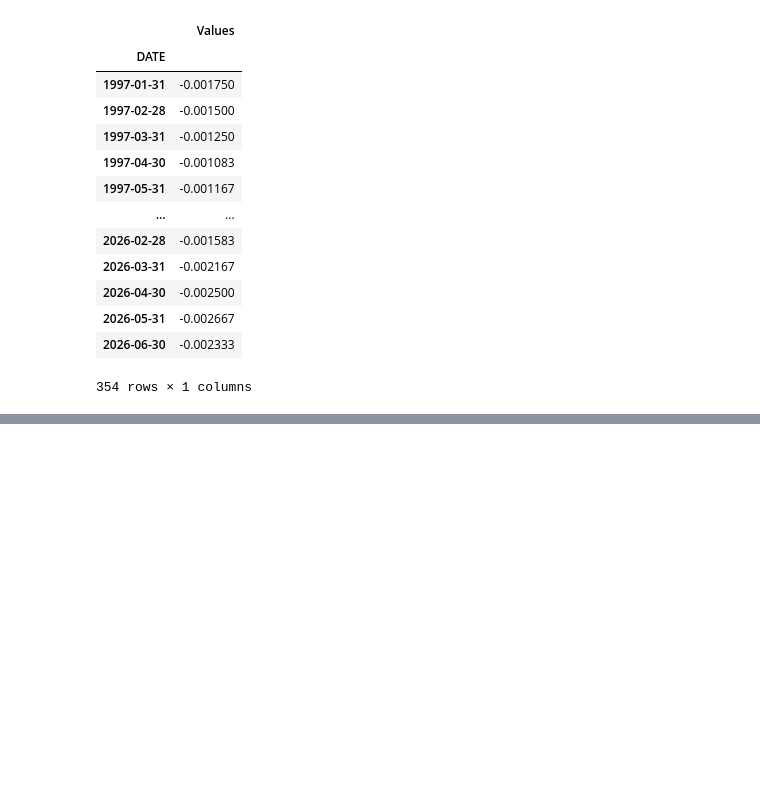
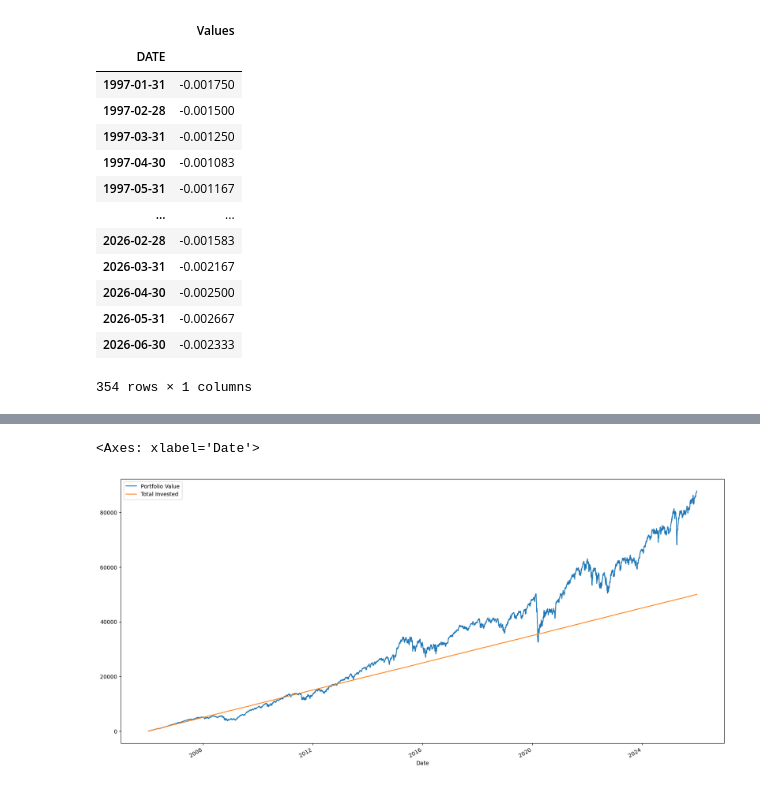
Before and after one commit to MatCuns/Market-Timing-vs-Time-in-the-Market-in-the-Long-Term, a Jupyter notebook: Market-Timing-vs-Time-in-the-Market.ipynb, the cells around one changed output, grey strips where cells are left out. Saved outputs shown, nothing was run; the diff lists cells and outputs as text; code cells hidden in the pictures; blank space fills up the shorter version.

```diff
--- a/Market-Timing-vs-Time-in-the-Market.ipynb
+++ b/Market-Timing-vs-Time-in-the-Market.ipynb
@@ -165,0 +291,33 @@ The annualized volatility of Cash is -->  0.7231631229439797 %
+# %%
+# Daily DCA Portfolio
+max_invested = 50000
+daily_contribution = max_invested / len(prices)
+
+DAILY = pd.DataFrame(index=prices.index)
+
+# Copy market returns
+DAILY["Returns"] = prices["Returns"].fillna(0)
+
+# Divide €50,000 equally across every trading day
+DAILY["Contribution"] = daily_contribution
+
+# Ensure the final total is exactly €50,000
+DAILY.iloc[-1, DAILY.columns.get_loc("Contribution")] = (
+    max_invested - DAILY["Contribution"].iloc[:-1].sum()
+)
+
+# Cumulative amount contributed
+DAILY["Total Invested"] = DAILY["Contribution"].cumsum()
+
+# Cumulative market growth
+growth = (1 + DAILY["Returns"]).cumprod()
+
+# Portfolio value
+DAILY["Portfolio Value"] = growth * (
+    DAILY["Contribution"] / growth
+).cumsum()
+
+DAILY[[ "Portfolio Value", "Total Invested"]].plot(figsize=(20, 10))
+# %% [output]
+<Axes: xlabel='Date'>
+[figure, added]
```
Also changed, not shown: parts of 14 cells of this notebook.
